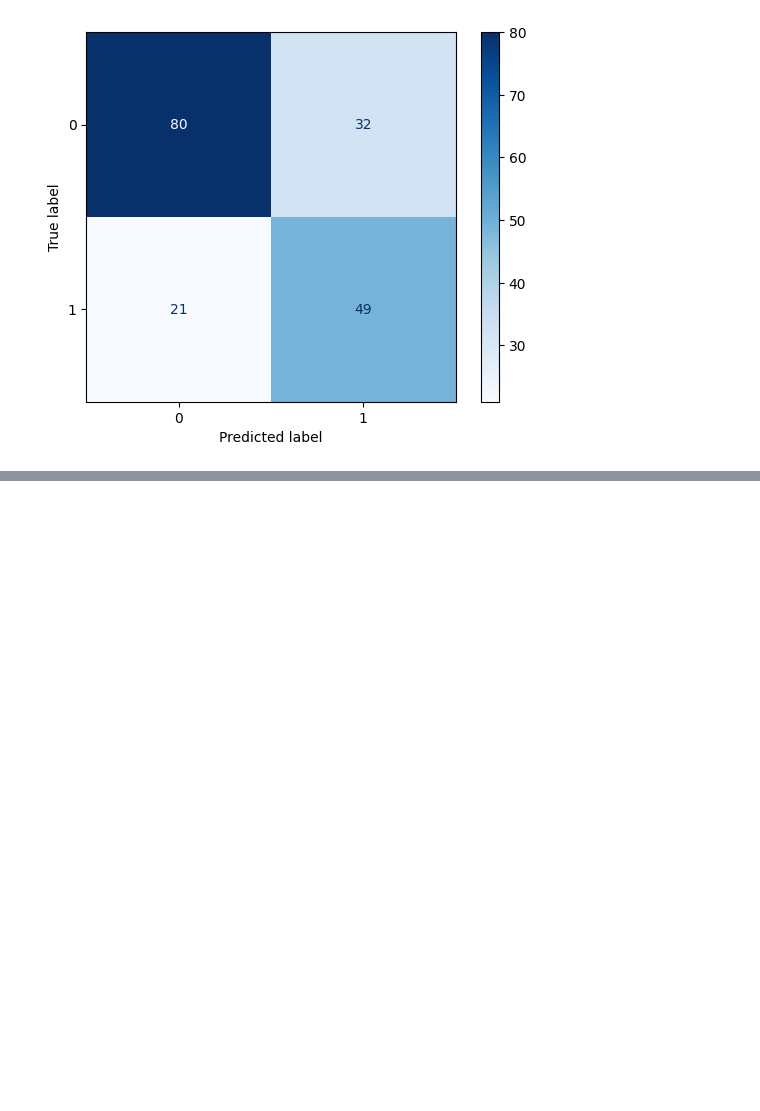
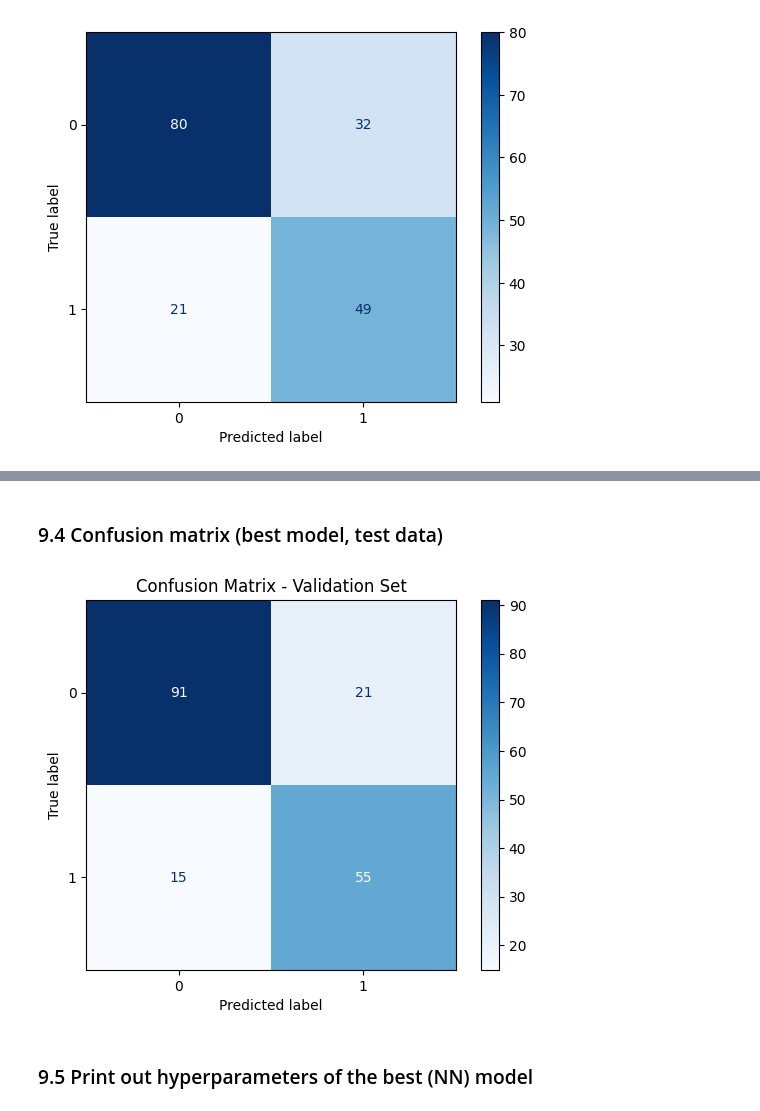
Before and after one commit to dabingougou/207, a Jupyter notebook: final_project/models_with_all_features.ipynb, the cells around one changed output, grey strips where cells are left out. Cells and saved outputs as stored; diff of their text form; code cells hidden in the pictures; blank space fills up the shorter version.

```diff
--- a/final_project/models_with_all_features.ipynb
+++ b/final_project/models_with_all_features.ipynb
@@ -561,0 +672,13 @@ weighted avg       0.71      0.70      0.70       182
+# %% [markdown]
+### 9.4 Confusion matrix (best model, test data)
+# %%
+# Compute and display confusion matrix for the (not yet tuned) NN model
+cm = confusion_matrix(y_test, y_test_pred)
+disp = ConfusionMatrixDisplay(confusion_matrix=cm)
+disp.plot(cmap="Blues")
+plt.title("Confusion Matrix - Validation Set")
+plt.show()
+# %% [output]
+[figure, added]
+# %% [markdown]
+### 9.5 Print out hyperparameters of the best (NN) model
```
Also changed, not shown: parts of 24 cells of this notebook, 1 other file.
